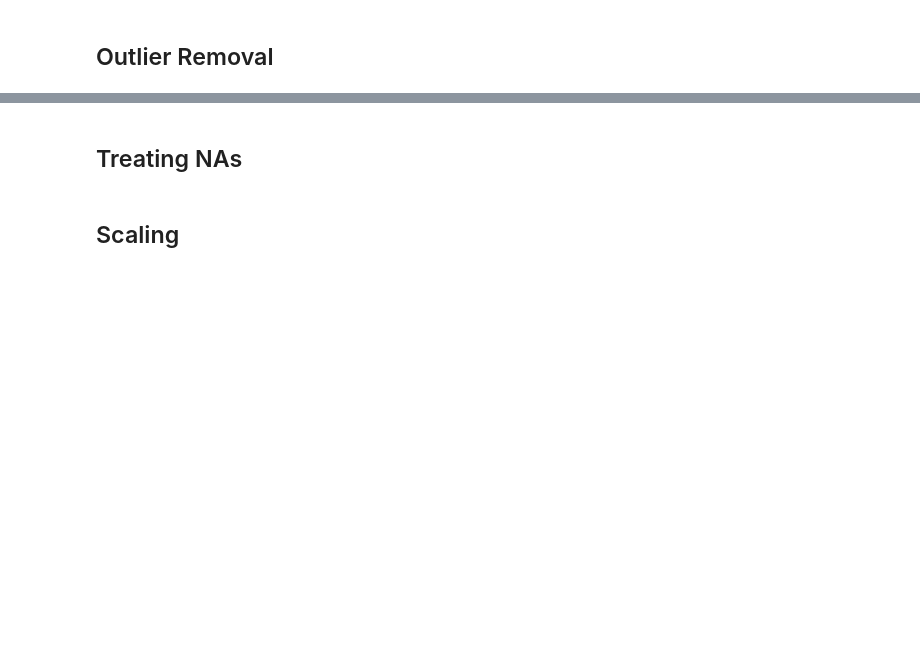
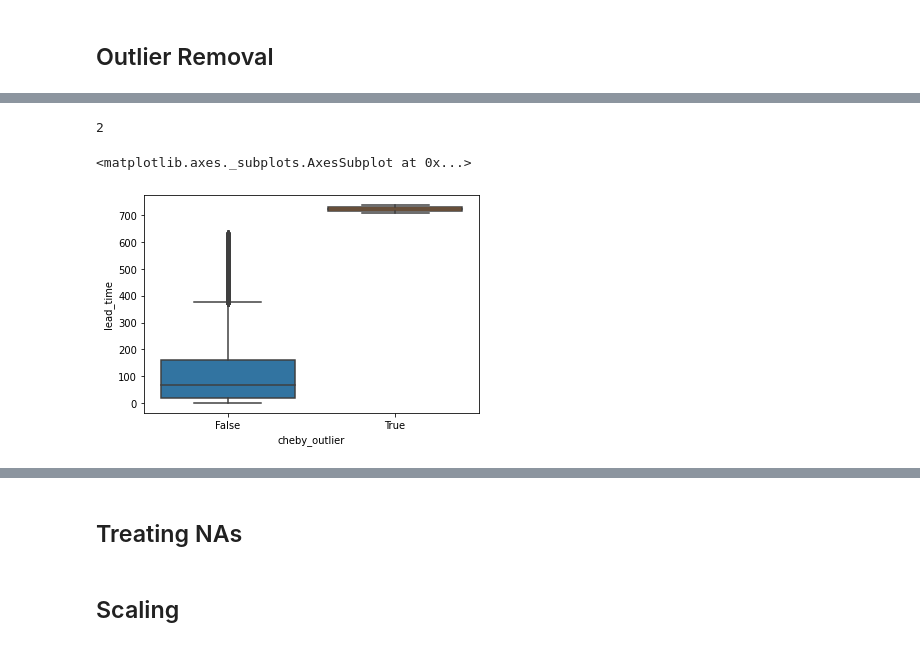
Before and after one commit to pedroteche-ih/DAFT_MEX_202209, a Jupyter notebook: ML Workflow.ipynb, the cells around one changed output, grey strips where cells are left out. Drawn from its saved outputs; the diff is of its cells as text; code cells hidden in the pictures; blank space fills up the shorter version.

```diff
--- a/ML Workflow.ipynb
+++ b/ML Workflow.ipynb
@@ -35,0 +133,12 @@ memory usage: 25.1+ MB
+# %%
+mask = (tb_hotel['lead_time'] < (mu - 5*sd)) | (tb_hotel['lead_time'] > (mu + 5*sd))
+tb_hotel['cheby_outlier'] = mask
+# %%
+tb_hotel['cheby_outlier'].sum()
+# %% [output]
+2
+# %%
+sns.boxplot(data = tb_hotel, y = 'lead_time', x = 'cheby_outlier')
+# %% [output]
+<matplotlib.axes._subplots.AxesSubplot at 0x...>
+[figure, added]
```
Also changed, not shown: parts of 19 cells of this notebook.
